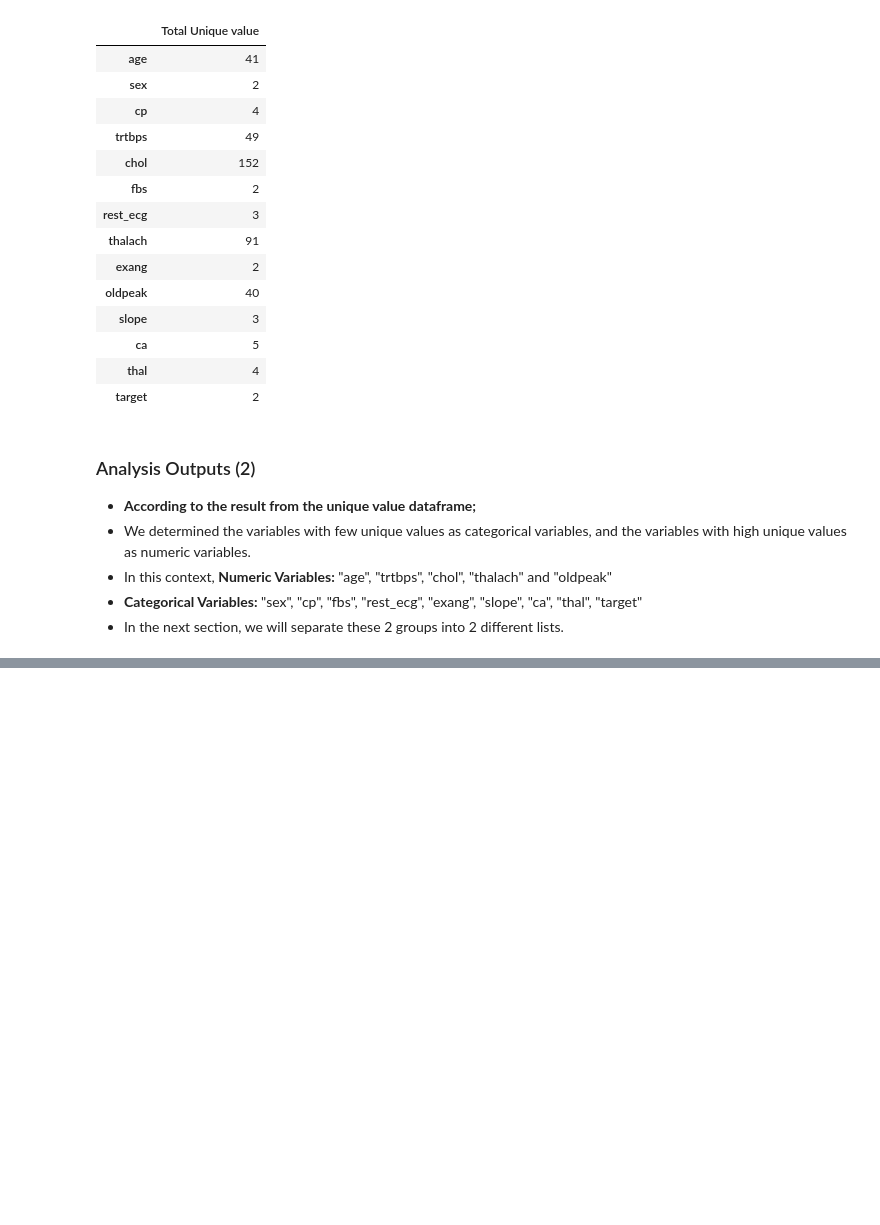
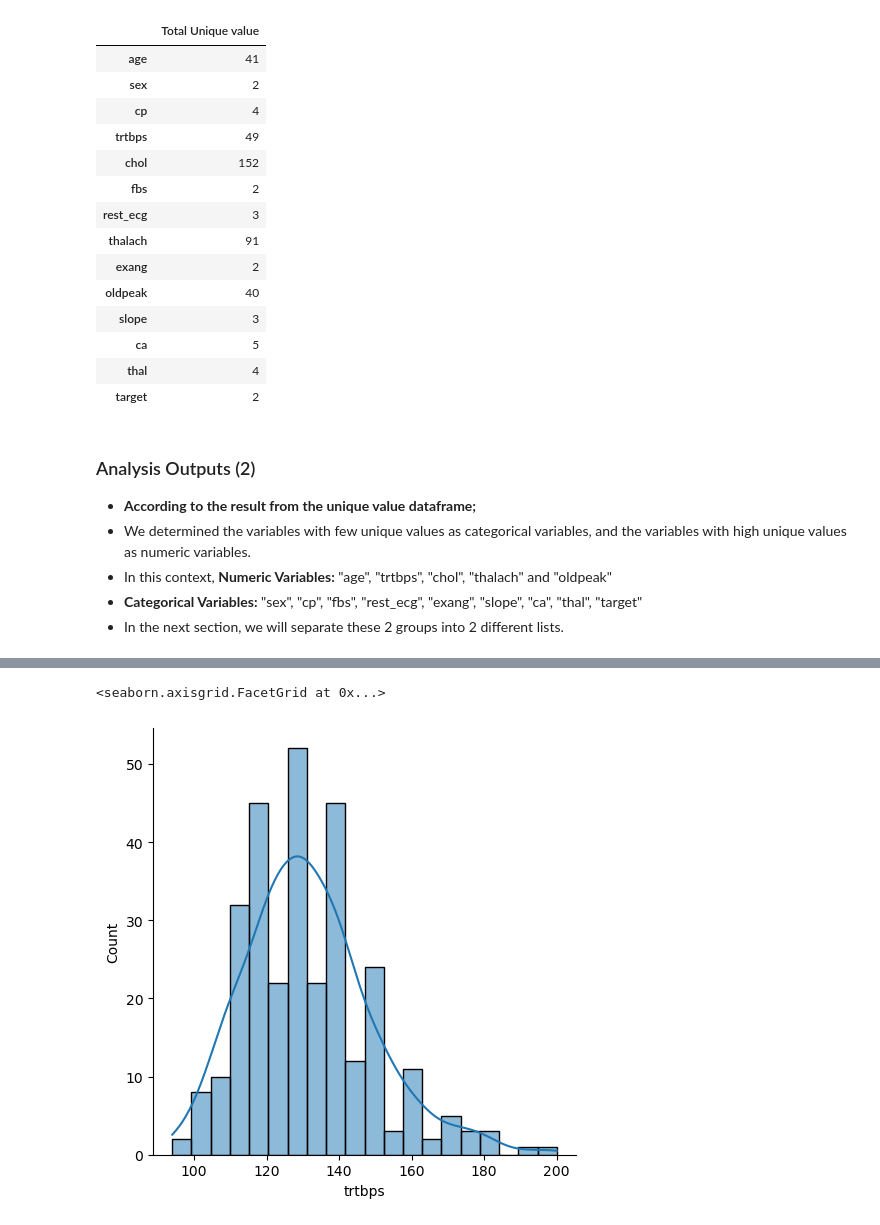
Before and after one commit to quangminh206lnh-collab/Practice_heart_prediction_attack-, a Jupyter notebook: heart_attack_prediction.ipynb, the cells around one changed output, grey strips where cells are left out. Drawn from its saved outputs; the diff is of its cells as text; code cells hidden in the pictures; blank space fills up the shorter version.

```diff
--- a/heart_attack_prediction.ipynb
+++ b/heart_attack_prediction.ipynb
@@ -265,0 +304,13 @@ pd.DataFrame(unique_num, index = df.columns, columns=["Total Unique value"])
+# %%
+
+sns.displot(
+    data=df,
+    x="trtbps",
+    kde=True,
+    edgecolor="k",
+    linewidth=1,
+    bins = 20
+)
+# %% [output]
+<seaborn.axisgrid.FacetGrid at 0x...>
+[figure, added]
```
Also changed, not shown: parts of 12 cells of this notebook.
